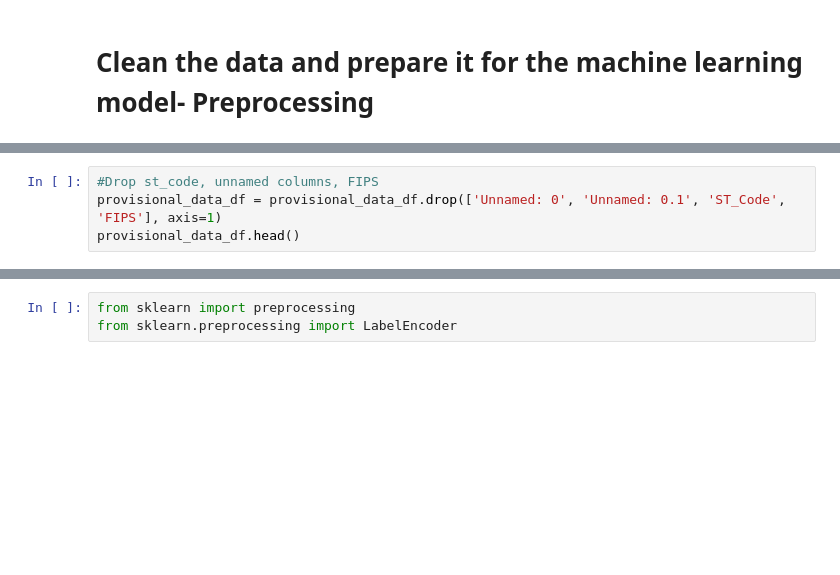
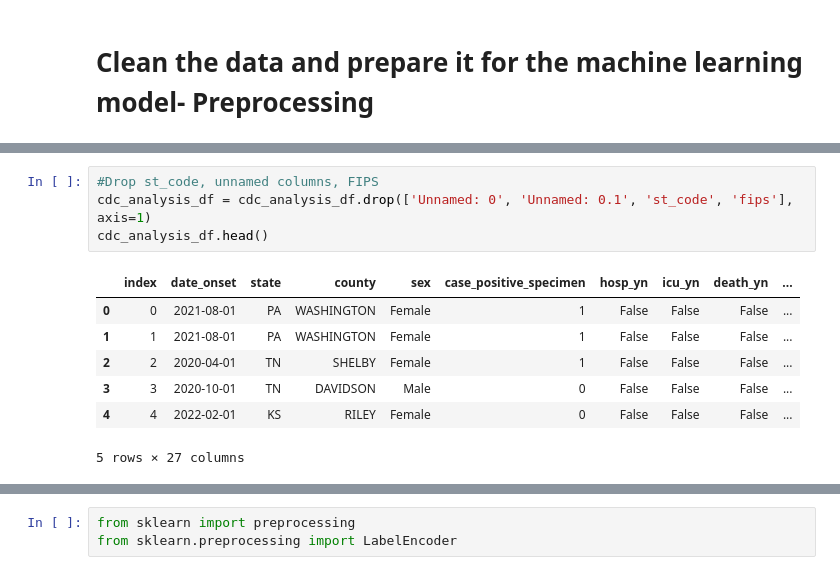
Before and after one commit to momentarypause/COVID_Death_Analysis, a Jupyter notebook: Logistic_Regression_Model_CovidData.ipynb, the cells around one changed output, grey strips where cells are left out. Drawn from its saved outputs; the diff is of its cells as text; blank space fills up the shorter version.

```diff
--- a/Logistic_Regression_Model_CovidData.ipynb
+++ b/Logistic_Regression_Model_CovidData.ipynb
@@ -58,5 +61,13 @@ provisional_data_df.head()
 # %%
 #Drop st_code, unnamed columns, FIPS
-provisional_data_df = provisional_data_df.drop(['Unnamed: 0', 'Unnamed: 0.1', 'ST_Code', 'FIPS'], axis=1)
-provisional_data_df.head()
+cdc_analysis_df = cdc_analysis_df.drop(['Unnamed: 0', 'Unnamed: 0.1', 'st_code', 'fips'], axis=1)
+cdc_analysis_df.head()
+# %% [output]
+|  | index | date_onset | state | county | sex | case_positive_specimen | hosp_yn | icu_yn | death_yn | ... |
+| 0 | 0 | 2021-08-01 | PA | WASHINGTON | Female | 1 | False | False | False | ... |
+| 1 | 1 | 2021-08-01 | PA | WASHINGTON | Female | 1 | False | False | False | ... |
+| 2 | 2 | 2020-04-01 | TN | SHELBY | Female | 1 | False | False | False | ... |
+| 3 | 3 | 2020-10-01 | TN | DAVIDSON | Male | 0 | False | False | False | ... |
+| 4 | 4 | 2022-02-01 | KS | RILEY | Female | 0 | False | False | False | ... |
+5 rows × 27 columns
 # %%
```
Also changed, not shown: parts of 18 cells of this notebook.
